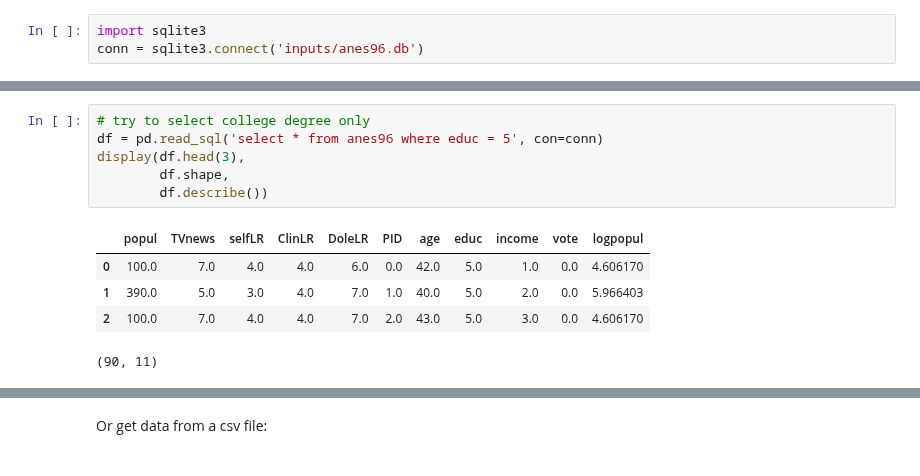
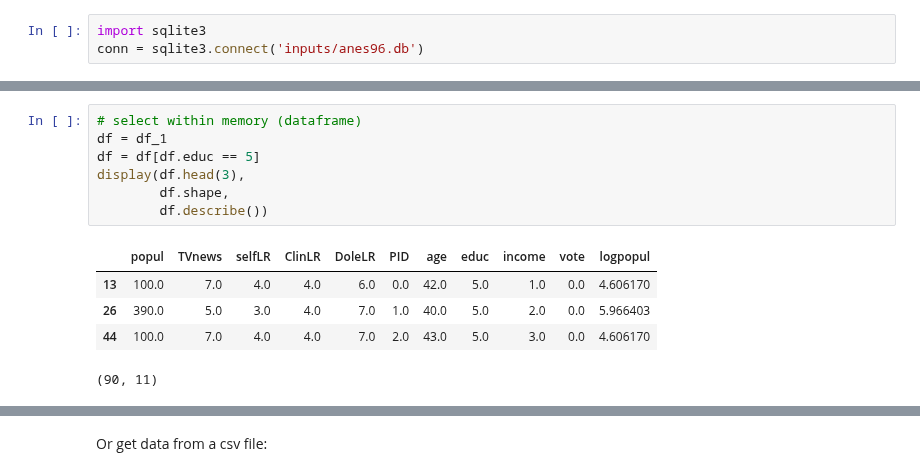
Before and after one commit to moskytw/data-science-with-python, a Jupyter notebook: handouts/pandas_preprocessing.ipynb, the cells around one changed output, grey strips where cells are left out. Drawn from its saved outputs; the diff is of its cells as text.

```diff
--- a/handouts/pandas_preprocessing.ipynb
+++ b/handouts/pandas_preprocessing.ipynb
@@ -44,14 +68,15 @@ display(df.head(3),
 # %%
-# try to select college degree only
-df = pd.read_sql('select * from anes96 where educ = 5', con=conn)
+# select within memory (dataframe)
+df = df_1
+df = df[df.educ == 5]
 display(df.head(3),
         df.shape,
         df.describe())
 # %% [output]
 |  | popul | TVnews | selfLR | ClinLR | DoleLR | PID | age | educ | income | vote | logpopul |
-| 0 | 100.0 | 7.0 | 4.0 | 4.0 | 6.0 | 0.0 | 42.0 | 5.0 | 1.0 | 0.0 | 4.606170 |
-| 1 | 390.0 | 5.0 | 3.0 | 4.0 | 7.0 | 1.0 | 40.0 | 5.0 | 2.0 | 0.0 | 5.966403 |
-| 2 | 100.0 | 7.0 | 4.0 | 4.0 | 7.0 | 2.0 | 43.0 | 5.0 | 3.0 | 0.0 | 4.606170 |
+| 13 | 100.0 | 7.0 | 4.0 | 4.0 | 6.0 | 0.0 | 42.0 | 5.0 | 1.0 | 0.0 | 4.606170 |
+| 26 | 390.0 | 5.0 | 3.0 | 4.0 | 7.0 | 1.0 | 40.0 | 5.0 | 2.0 | 0.0 | 5.966403 |
+| 44 | 100.0 | 7.0 | 4.0 | 4.0 | 7.0 | 2.0 | 43.0 | 5.0 | 3.0 | 0.0 | 4.606170 |
 (90, 11)
 |  | popul | TVnews | selfLR | ClinLR | DoleLR | PID | age | educ | income | vote | logpopul |
 | count | 90.000000 | 90.000000 | 90.000000 | 90.000000 | 90.000000 | 90.000000 | 90.000000 | 90.0 | 90.000000 | 90.000000 | 90.000000 |
```
Also changed, not shown: parts of 13 cells of this notebook.
